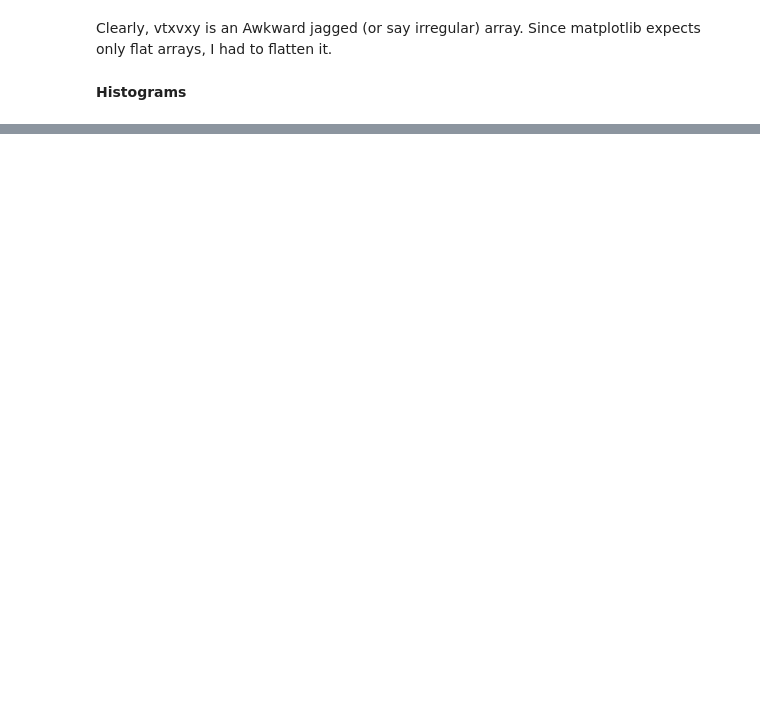
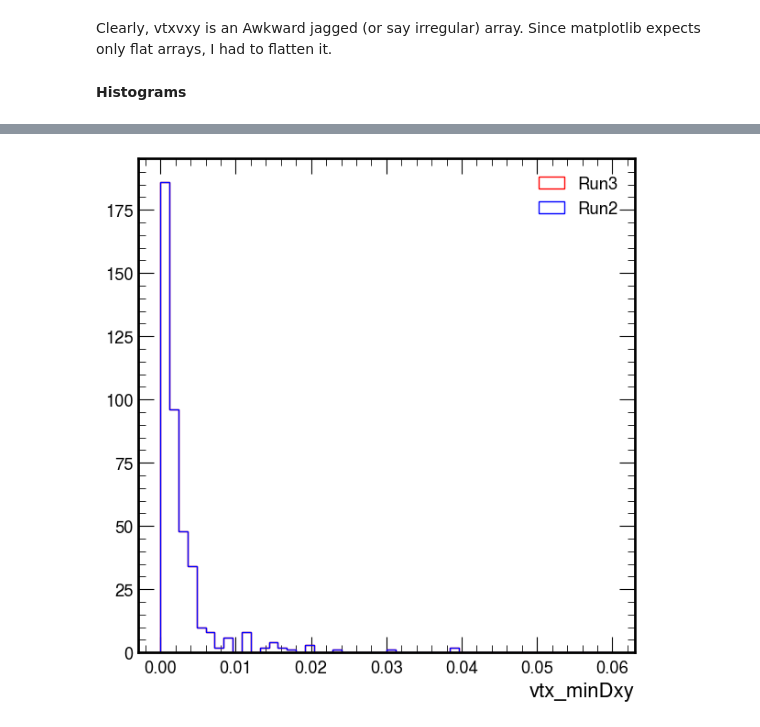
Before and after one commit to Reshma27Menon/iDMe, a Jupyter notebook: python_analysis/exampleNotebooks/comparison2022_2018.ipynb, the cells around one changed output, grey strips where cells are left out. Cells and saved outputs as stored; diff of their text form; code cells hidden in the pictures; blank space fills up the shorter version.

```diff
--- a/python_analysis/exampleNotebooks/comparison2022_2018.ipynb
+++ b/python_analysis/exampleNotebooks/comparison2022_2018.ipynb
@@ -237,3 +282,18 @@ plt.show()
+# %%
+fig, ax = plt.subplots(figsize=(7,7))
+
+plt.hist(flat_vtx_minDxy2022, bins=50,range =[0,0.060], histtype='step', color='r',label='Run3')
+plt.hist(flat_vtx_minDxy2018, bins=50,range = [0,0.060], histtype='step', color='b',label='Run2')
+
+plt.title('')
+plt.xlabel("vtx_minDxy")
+
+plt.legend()
+plt.savefig('vtx_minDxy.png', format='png', dpi=300)
+
+plt.show()
+# %% [output]
+[figure, added]
 # %%
 #Run 3
 bk2022 = uproot.open("/uscms/home/reshmar/nobackup/CMSSW_13_0_13/src/iDMe/AODSkimmer/Final_DYJets_2022_output.root")
```
Also changed, not shown: parts of 15 cells of this notebook.
